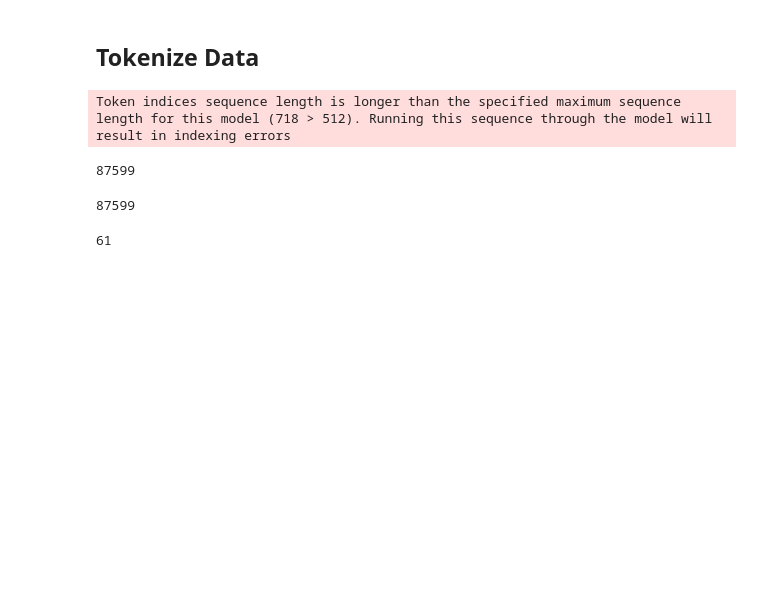
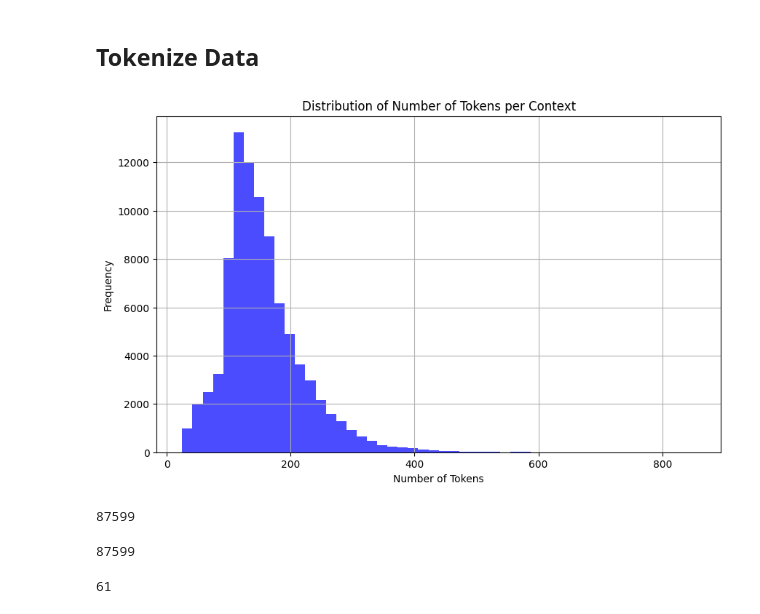
Before and after one commit to zhang-shizhe/Bookshelf-QABot, a Jupyter notebook: QABot.ipynb, the cells around one changed output. Drawn from its saved outputs; the diff is of its cells as text; code cells hidden in the pictures; blank space fills up the shorter version.

```diff
--- a/QABot.ipynb
+++ b/QABot.ipynb
@@ -82,11 +82,14 @@ def read_data(file):
         for passage in group['paragraphs']:
             context = passage['context']
             for qa in passage['qas']:
-                question = qa['question']
-                for answer in qa['answers']:
-                    contexts.append(context)
-                    questions.append(question)
-                    answers.append(answer)
+                # question = qa['question']
+                # for answer in qa['answers']:
+                #     contexts.append(context)
+                #     questions.append(question)
+                #     answers.append(answer)
+                contexts.append(context)
+                questions.append(qa['question'])
+                answers.append(qa['answers'])
     return contexts, questions, answers
 
 train_contexts, train_questions, train_answers = read_data("dataset/train-v1.1.json")
@@ -165,15 +214,28 @@ dev_answers[10:15]
 # 「add_special_tokens」 is set to False since special tokens will be added when tokenized questions and paragraphs are combined in datset __getitem__
 
 train_questions_tokenized = tokenizer([train_question for train_question in train_questions], add_special_tokens=False)
-# dev_questions_tokenized = tokenizer([dev_question for dev_question in dev_questions], add_special_tokens=False)
+dev_questions_tokenized = tokenizer([dev_question for dev_question in dev_questions], add_special_tokens=False)
 
 train_contexts_tokenized = tokenizer(train_contexts, add_special_tokens=False)
-# dev_contexts_tokenized = tokenizer(dev_contexts, add_special_tokens=False)
+dev_contexts_tokenized = tokenizer(dev_contexts, add_special_tokens=False)
 
 
 # tokenized sequences will be futher processed in datset __getitem__ before passing to model
-# %% [output]
-Token indices sequence length is longer than the specified maximum sequence length for this model (718 > 512). Running this sequence through the model will result in indexing errors
+# %%
+import matplotlib.pyplot as plt
+
+num_tokens_per_context = [len(tokens) for tokens in train_contexts_tokenized['input_ids']]
+
+# Plotting the distribution
+plt.figure(figsize=(10, 6))
+plt.hist(num_tokens_per_context, bins=50, color='blue', alpha=0.7)
+plt.title('Distribution of Number of Tokens per Context')
+plt.xlabel('Number of Tokens')
+plt.ylabel('Frequency')
+plt.grid(True)
+plt.show()
+# %% [output]
+[figure, added]
 # %%
 len(train_questions_tokenized['input_ids'])
 # %% [output]
```
Also changed, not shown: parts of 14 cells of this notebook.
